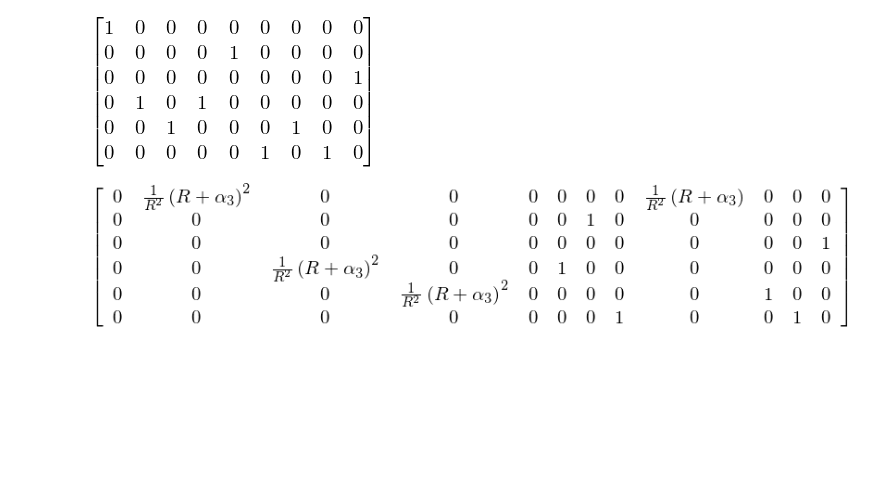
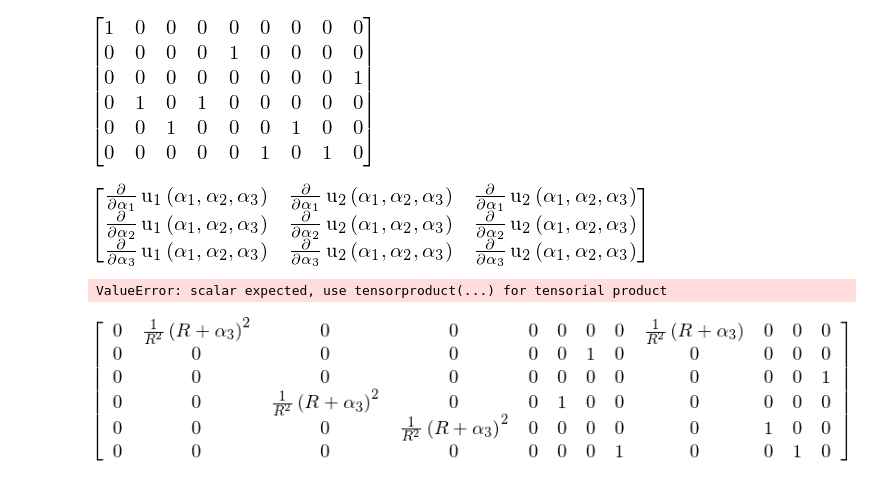
Before and after one commit to tarashor/vibrations, a Jupyter notebook: py2/All geometries.ipynb, the cells around one changed output. Saved outputs shown, nothing was run; the diff lists cells and outputs as text; code cells hidden in the pictures; blank space fills up the shorter version.

```diff
--- a/py2/All geometries.ipynb
+++ b/py2/All geometries.ipynb
@@ -572,6 +572,25 @@ E[5,7]=1
 E
 # %% [output]
 [figure]
+# %%
+from sympy.vector import gradient
+from sympy.vector import Del
+basis = [alpha1, alpha2, alpha3]
+u1=Function('u_1')
+u2=Function('u_2')
+u3=Function('u_3')
+ax = derive_by_array([u1(alpha1, alpha2, alpha3), u2(alpha1, alpha2, alpha3), u2(alpha1, alpha2, alpha3)], basis)
+# U = u1(alpha1, alpha2, alpha3)*N.i + u2(alpha1, alpha2, alpha3)*N.j + u3(alpha1, alpha2, alpha3)*N.k
+# gradient(U)
+# delop = Del()
+# ax = delop(u1(alpha1, alpha2, alpha3)*N.i + u2(alpha1, alpha2, alpha3)*N.j + u3(alpha1, alpha2, alpha3)*N.k)
+ax
+# %% [output]
+[figure, added]
+# %%
+ax*G*ax.T
+# %% [output]
+ValueError: scalar expected, use tensorproduct(...) for tensorial product
 # %%
 Q=E*B
 Q=simplify(Q)
```
Also changed, not shown: 1 other file.
